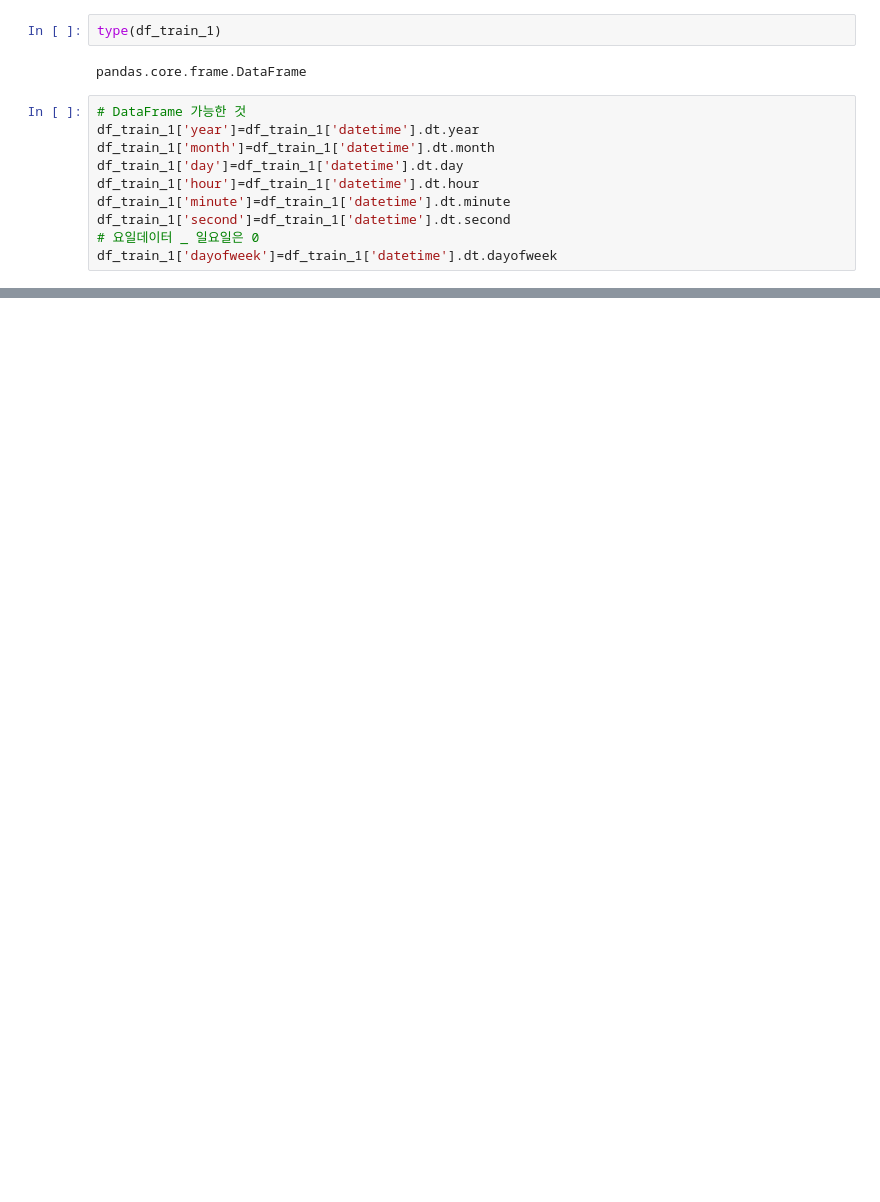
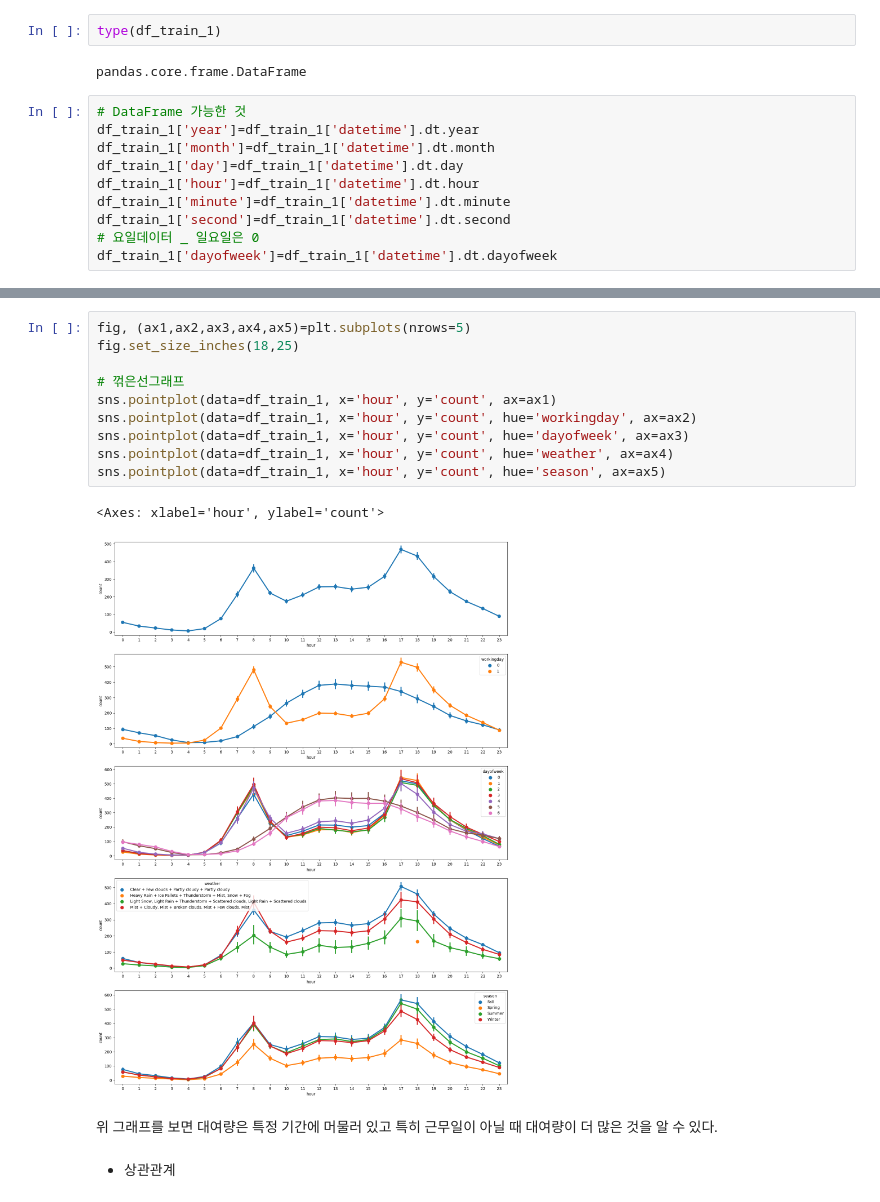
Before and after one commit to kimjeoungeun/my_study, a Jupyter notebook: Python_Study/0511/a_regtression_analysis3.ipynb, the cells around one changed output, grey strips where cells are left out. Saved outputs shown, nothing was run; the diff lists cells and outputs as text; blank space fills up the shorter version.

```diff
--- a/Python_Study/0511/a_regtression_analysis3.ipynb
+++ b/Python_Study/0511/a_regtression_analysis3.ipynb
@@ -221,0 +273,17 @@ df_train_1['dayofweek']=df_train_1['datetime'].dt.dayofweek
+# %%
+fig, (ax1,ax2,ax3,ax4,ax5)=plt.subplots(nrows=5)
+fig.set_size_inches(18,25)
+
+# 꺾은선그래프
+sns.pointplot(data=df_train_1, x='hour', y='count', ax=ax1)
+sns.pointplot(data=df_train_1, x='hour', y='count', hue='workingday', ax=ax2)
+sns.pointplot(data=df_train_1, x='hour', y='count', hue='dayofweek', ax=ax3)
+sns.pointplot(data=df_train_1, x='hour', y='count', hue='weather', ax=ax4)
+sns.pointplot(data=df_train_1, x='hour', y='count', hue='season', ax=ax5)
+# %% [output]
+<Axes: xlabel='hour', ylabel='count'>
+[figure, added]
+# %% [markdown]
+위 그래프를 보면 대여량은 특정 기간에 머물러 있고 특히 근무일이 아닐 때 대여량이 더 많은 것을 알 수 있다.
+# %% [markdown]
+- 상관관계
```
Also changed, not shown: parts of 73 cells of this notebook, 5 other files.
